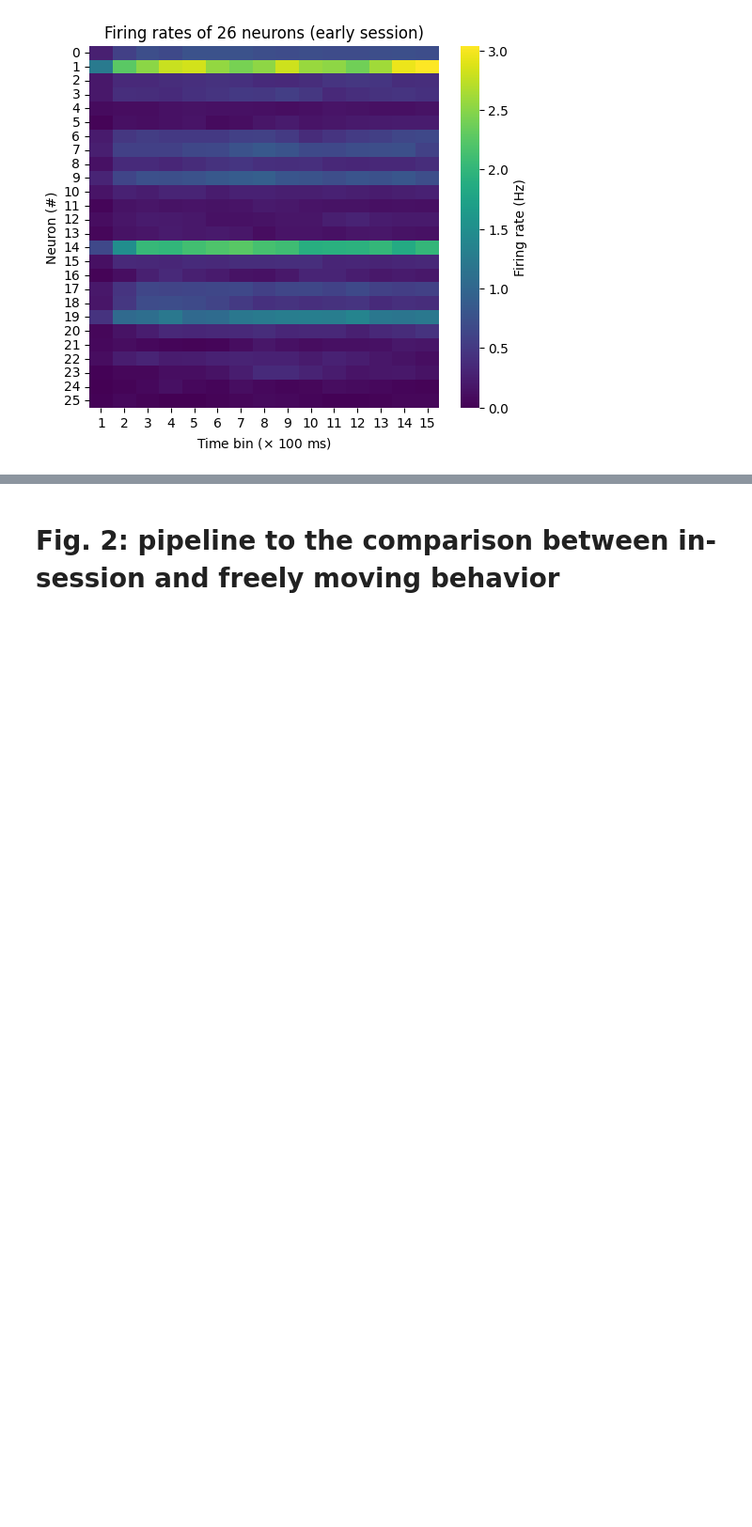
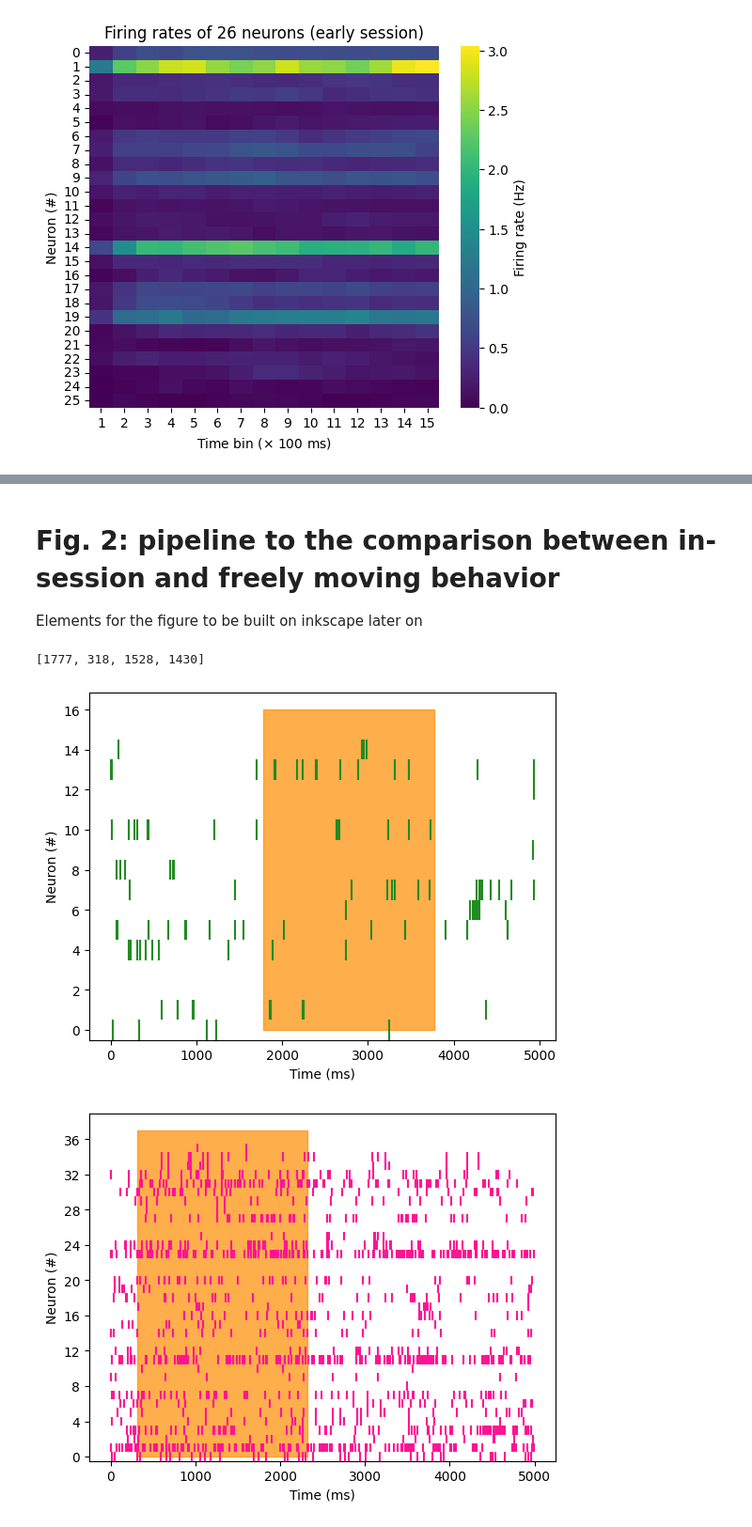
Before and after one commit to lfernandof/lfp_signals_analysis, a Jupyter notebook: participation_ratio_analysis.ipynb, the cells around one changed output, grey strips where cells are left out. Shown at 94% size. Saved outputs shown, nothing was run; the diff lists cells and outputs as text; code cells hidden in the pictures; blank space fills up the shorter version.

```diff
--- a/participation_ratio_analysis.ipynb
+++ b/participation_ratio_analysis.ipynb
@@ -764,2 +775,46 @@ Text(45.722222222222214, 0.5, 'Neuron (#)')
 # %% [markdown]
 # Fig. 2: pipeline to the comparison between in-session and freely moving behavior
+
+Elements for the figure to be built on inkscape later on
+# %%
+# Select freely moving periods from all rats in day 1
+off_session_rat_dfs = separate_rats(all_scored_states.query('day == 1 and stage == "WAKEstate"'))
+
+# Bin in time each rat's activity in off-session periods between its beginning and 5 s into each interval
+neural_activity_pools = [time_binning_stages(rat,timespan = [0,5]) for rat in off_session_rat_dfs]
+# %%
+# Define a segment length of 2000 ms and randomly choose the leftmost point to each window (which will have 2000 ms length, so it has to be positioned at least 2000 points before the interval's end)
+
+segment_length = 2000
+random_window_leftmost_points = [np.random.choice(np.shape(pool[0,:,:])[1] - segment_length) for pool in neural_activity_pools] #using the first interval just because
+print(random_window_leftmost_points) #just to check
+# %% [output]
+[1777, 318, 1528, 1430]
+# %%
+def shaded_raster_plot(axis,single_interval_binned_spikes,leftmost_point,segment_length,height,raster_color,plot_shaded_area=True):
+  num_neurons,segment_duration = np.shape(single_interval_binned_spikes[:,:])
+
+  axis.set_xlabel('Time (ms)')
+  axis.set_ylabel('Neuron (#)')
+  axis.eventplot([np.where(single_interval_binned_spikes[current_neuron,:] == 1)[0] for current_neuron in range(num_neurons)],color=raster_color);
+  if plot_shaded_area:
+    axis.fill_betweenx(y=[0,height],x1=leftmost_point,x2=leftmost_point+segment_length, color='darkorange',alpha=0.7)
+  axis.set_ybound(lower=-0.5) #eventplots are centered around integers but expand beyond it; spikes of the 0-th neuron are positioned in the range [-0.5,1.5]
+
+  #force ticks to be integers
+  from matplotlib.ticker import MaxNLocator
+  axis.yaxis.set_major_locator(MaxNLocator(integer=True))
+
+  return axis
+# %%
+# Plot the rasters
+raster_colors = ['forestgreen','deeppink','royalblue','cyan']
+
+for i in range(4):
+  fig,axis = plt.subplots()
+  pool = neural_activity_pools[i][0,:,:]
+  shaded_raster_plot(axis=axis,single_interval_binned_spikes=pool,
+                     leftmost_point=random_window_leftmost_points[i],segment_length=2000,height=np.shape(pool)[0],raster_color=raster_colors[i],plot_shaded_area=True)
+# %% [output]
+[figure, added]
+[figure, added]
```
Also changed, not shown: parts of 18 cells of this notebook.
